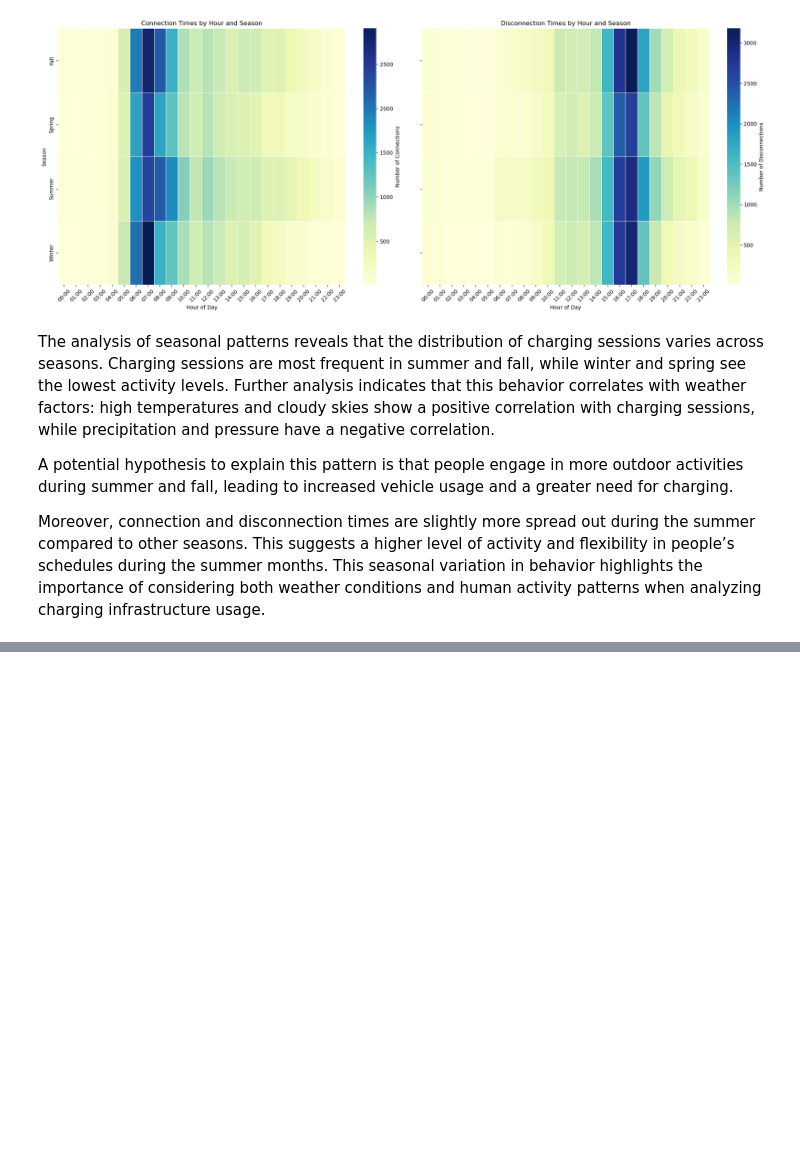
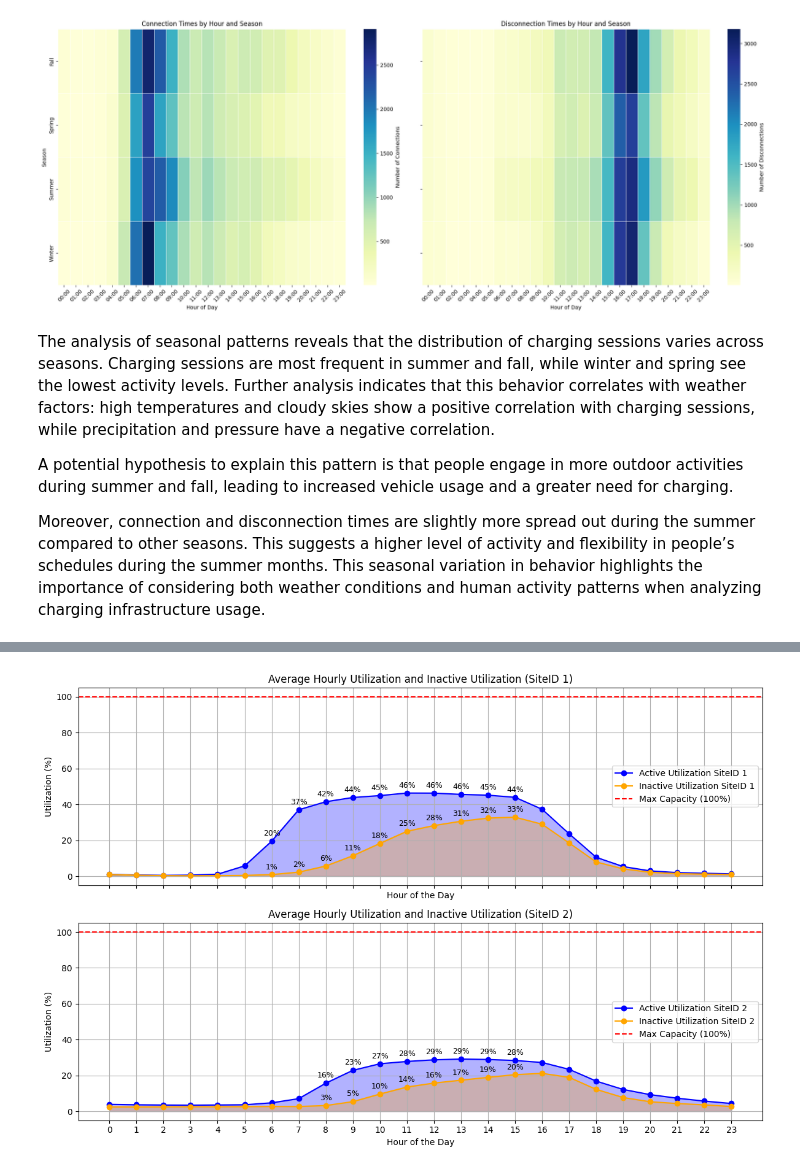
Before and after one commit to Zeyd263/DataDynamos, a Jupyter notebook: Preprocessing.ipynb, the cells around one changed output, grey strips where cells are left out. Drawn from its saved outputs; the diff is of its cells as text; code cells hidden in the pictures; blank space fills up the shorter version.

Commit message:
KPI Utilization Rate

```diff
--- a/Preprocessing.ipynb
+++ b/Preprocessing.ipynb
@@ -943,0 +1317,71 @@ Moreover, connection and disconnection times are slightly more spread out during
+# %%
+import matplotlib.pyplot as plt
+
+# Create subplots: One for SiteID 1 and one for SiteID 2
+fig, axs = plt.subplots(2, 1, figsize=(12, 8), sharex=True)
+
+# Plot for SiteID 1
+axs[0].plot(avg_hourly_usage_1['hour'], avg_hourly_usage_1['utilization_rate'], marker='o', label='Active Utilization SiteID 1', color='blue')
+axs[0].plot(avg_hourly_usage_1_inactive['hour'], avg_hourly_usage_1_inactive['utilization_rate'], marker='o', label='Inactive Utilization SiteID 1', color='orange')
+
+# Fill the area under the active utilization curve for SiteID 1
+axs[0].fill_between(avg_hourly_usage_1['hour'], 0, avg_hourly_usage_1['utilization_rate'], color='blue', alpha=0.3)
+# Fill the area under the inactive utilization curve for SiteID 1
+axs[0].fill_between(avg_hourly_usage_1_inactive['hour'], 0, avg_hourly_usage_1_inactive['utilization_rate'], color='orange', alpha=0.3)
+
+# Title and labels for SiteID 1
+axs[0].set_title('Average Hourly Utilization and Inactive Utilization (SiteID 1)')
+axs[0].set_ylabel('Utilization (%)')  # Ensure ylabel is on the upper plot
+axs[0].set_xlabel('Hour of the Day')
+axs[0].axhline(y=100, color='red', linestyle='--', label='Max Capacity (100%)')  # Max capacity line
+
+# Add percentage values above each point on the graph, but only for hours 10 to 16
+for i, row in avg_hourly_usage_1.iterrows():
+    if 6 <= row['hour'] <= 15:
+        axs[0].text(row['hour'], row['utilization_rate'] + 2, f'{row["utilization_rate"]:.0f}%', ha='center', va='bottom', fontsize=9)
+
+for i, row in avg_hourly_usage_1_inactive.iterrows():
+    if 6 <= row['hour'] <= 15:
+        axs[0].text(row['hour'], row['utilization_rate'] + 2, f'{row["utilization_rate"]:.0f}%', ha='center', va='bottom', fontsize=9)
+
+# Plot for SiteID 2
+axs[1].plot(avg_hourly_usage_2['hour'], avg_hourly_usage_2['utilization_rate'], marker='o', label='Active Utilization SiteID 2', color='blue')
+axs[1].plot(avg_hourly_usage_2_inactive['hour'], avg_hourly_usage_2_inactive['utilization_rate'], marker='o', label='Inactive Utilization SiteID 2', color='orange')
+
+# Fill the area under the active utilization curve for SiteID 2
+axs[1].fill_between(avg_hourly_usage_2['hour'], 0, avg_hourly_usage_2['utilization_rate'], color='blue', alpha=0.3)
+# Fill the area under the inactive utilization curve for SiteID 2
+axs[1].fill_between(avg_hourly_usage_2_inactive['hour'], 0, avg_hourly_usage_2_inactive['utilization_rate'], color='orange', alpha=0.3)
+
+# Title and labels for SiteID 2
+axs[1].set_title('Average Hourly Utilization and Inactive Utilization (SiteID 2)')
+axs[1].set_xlabel('Hour of the Day')
+axs[1].set_ylabel('Utilization (%)')  # Make sure the ylabel is also on the second plot
+axs[1].axhline(y=100, color='red', linestyle='--', label='Max Capacity (100%)')  # Max capacity line
+
+# Add percentage values above each point on the graph, but only for hours 8 to 16
+for i, row in avg_hourly_usage_2.iterrows():
+    if 8 <= row['hour'] <= 15:
+        axs[1].text(row['hour'], row['utilization_rate'] + 2, f'{row["utilization_rate"]:.0f}%', ha='center', va='bottom', fontsize=9)
+
+for i, row in avg_hourly_usage_2_inactive.iterrows():
+    if 8 <= row['hour'] <= 15:
+        axs[1].text(row['hour'], row['utilization_rate'] + 2, f'{row["utilization_rate"]:.0f}%', ha='center', va='bottom', fontsize=9)
+
+# Set X-axis to display each hour from 0 to 23
+axs[1].set_xticks(range(24))
+
+# Grid and legend for both subplots
+axs[0].grid(True)
+axs[1].grid(True)
+
+axs[0].legend(loc='center right')
+axs[1].legend(loc='center right')
+
+# Adjust layout for better display
+plt.tight_layout()
+
+# Show the plot
+plt.show()
+# %% [output]
+[figure, added]
```
Also changed, not shown: parts of 15 cells of this notebook.
